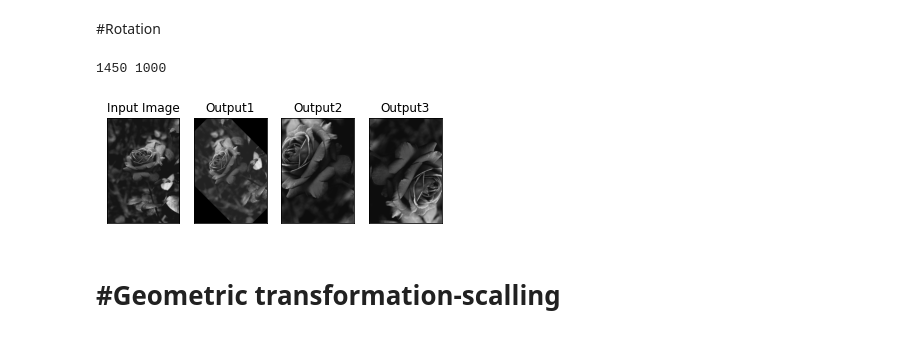
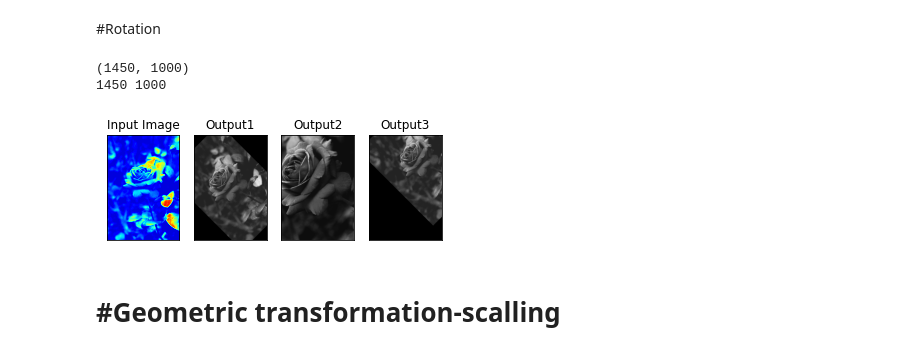
Before and after one commit to sandeepss2020/Computer_Vision, a Jupyter notebook: CV_LAB4.ipynb, the cells around one changed output. Saved outputs shown, nothing was run; the diff lists cells and outputs as text; code cells hidden in the pictures.

```diff
--- a/CV_LAB4.ipynb
+++ b/CV_LAB4.ipynb
@@ -41,34 +56,41 @@ True
 # Read image from the disk.
 img = cv2.imread('/content/drive/MyDrive/Colab Notebooks/Computer_Vision_dr/rose3.jpg',0)
 
+print(img.shape)
 # Shape of image in terms of pixels.
 (rows, cols) = img.shape[:2]
 print(rows,cols)
 # %% [output]
+(1450, 1000)
 1450 1000
 # %%
 # getRotationMatrix2D creates a matrix needed for transformation.
 #Rotate 45 degree with respect to center
+# cv2.getRotationMatrix2D(center, angle, scale)
 M = cv2.getRotationMatrix2D((cols / 2, rows / 2), 45,1)
-M2 = cv2.getRotationMatrix2D((cols / 2, rows / 2), 45,2)
-M3 = cv2.getRotationMatrix2D((cols / 2, rows / 2), 45,-2)
+M2 = cv2.getRotationMatrix2D((cols / 2, rows / 2), 45,2)    #positive rotation
+M3 = cv2.getRotationMatrix2D((cols / 2, rows / 2), 45,-2)   #negative rotation
+M3 = cv2.getRotationMatrix2D((cols / 5, rows / 5), 45,1)    #dividing the coloumn and rows in that part and rotating
 
+
+#Wrap affine - >
 res = cv2.warpAffine(img, M, (cols, rows))
 res2 = cv2.warpAffine(img, M2, (cols, rows))
 res3 = cv2.warpAffine(img, M3, (cols, rows))
 
-
-plt.subplot(141),plt.imshow(img, cmap = 'gray')
+# cmap2 = plt.cm.get_cmap(res)
+# print(cmap2)
+plt.subplot(141),plt.imshow(img, cmap = 'jet')
 plt.title('Input Image'), plt.xticks([]), plt.yticks([])
 plt.subplot(142),plt.imshow(res, cmap = 'gray')
 plt.title('Output1'), plt.xticks([]), plt.yticks([])
 plt.subplot(143),plt.imshow(res2, cmap = 'gray')
 plt.title('Output2'), plt.xticks([]), plt.yticks([])
 plt.subplot(144),plt.imshow(res3, cmap = 'gray')
 plt.title('Output3'), plt.xticks([]), plt.yticks([])
 plt.show()
 # %% [output]
-[figure, old version]
+[figure, new version]
 # %% [markdown]
 # **#Geometric transformation-scalling**
 # %%
```
Also changed, not shown: parts of 3 cells of this notebook.
